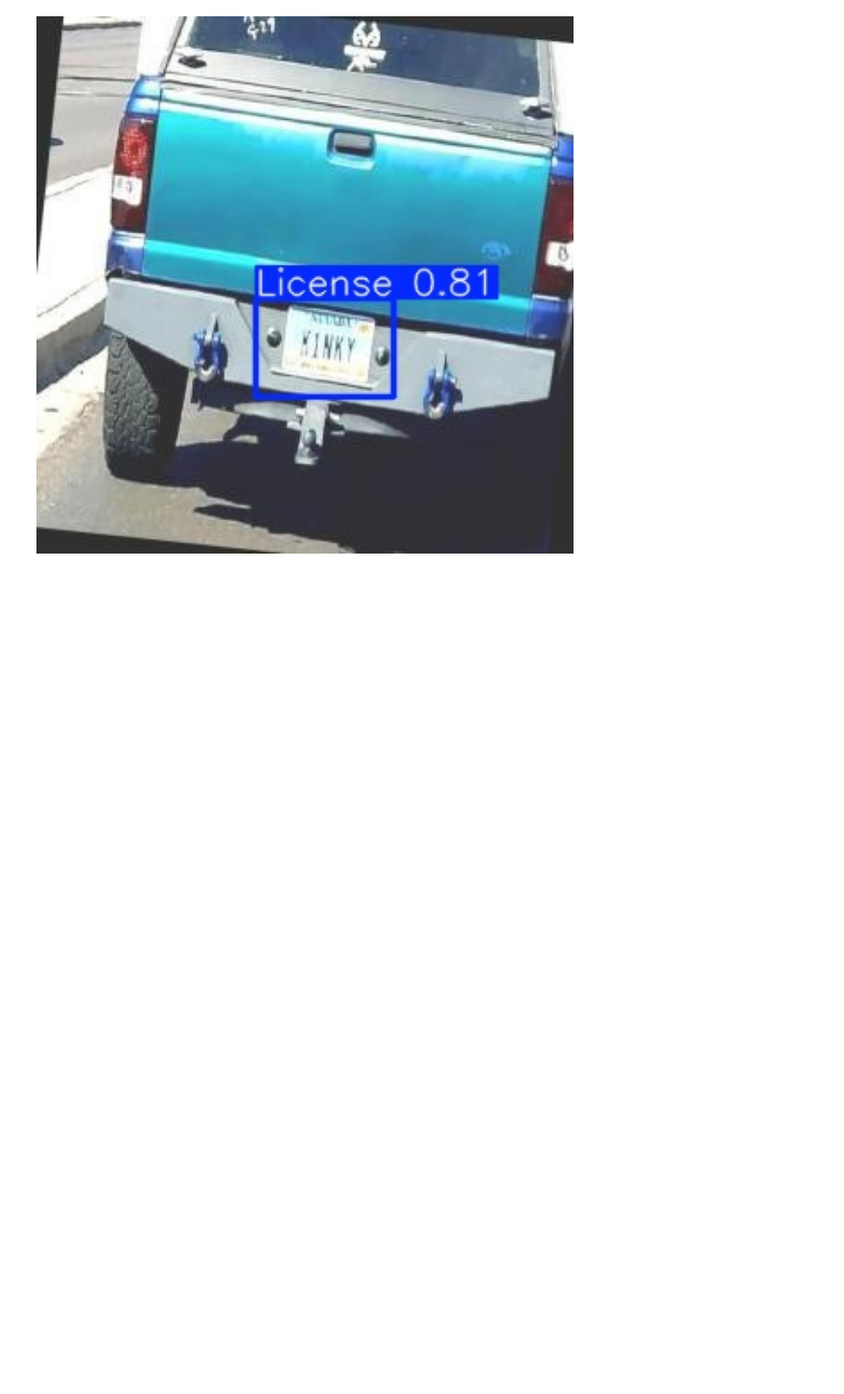
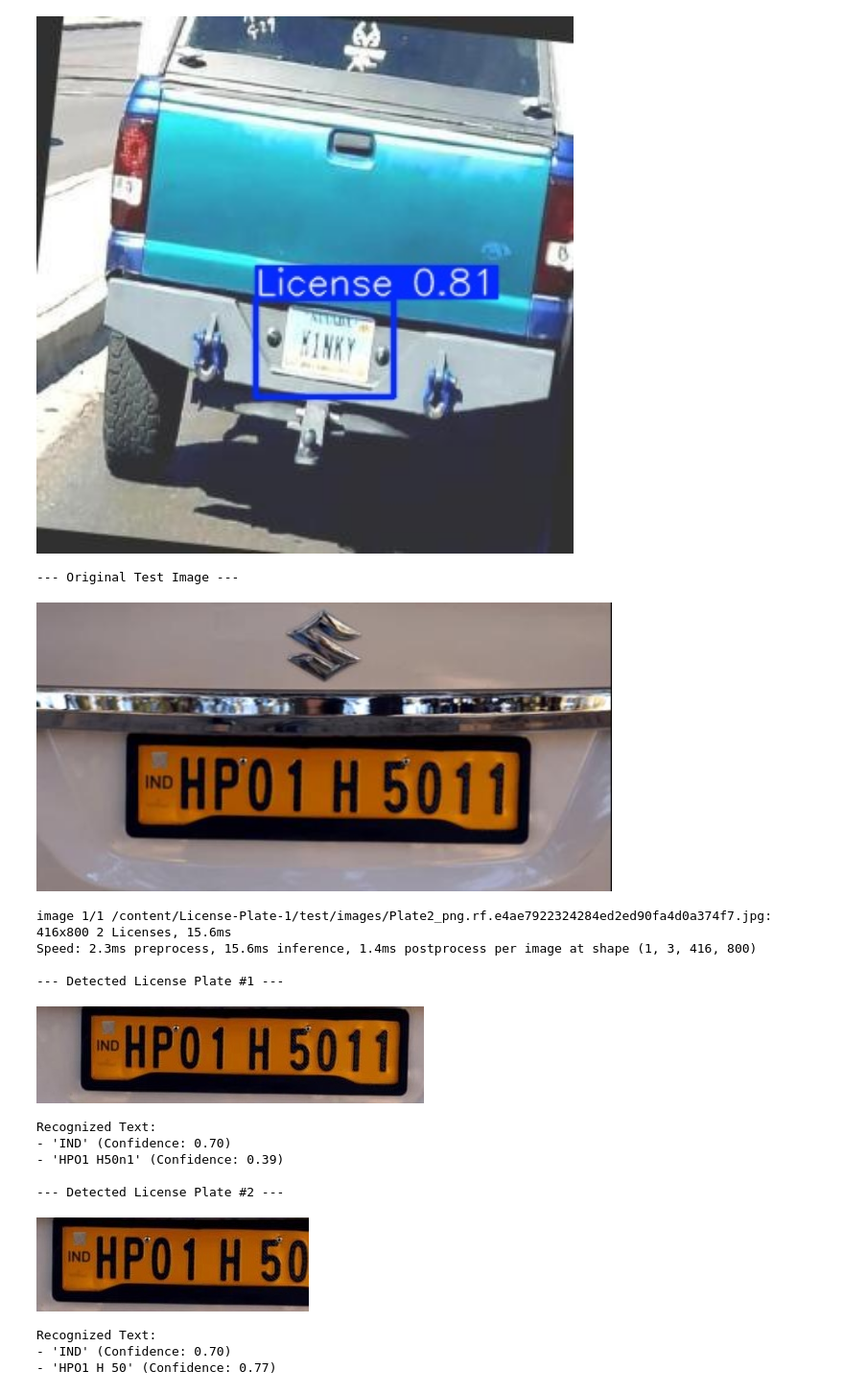
Before and after one commit to surisurekha321-arch/ANPR, a Jupyter notebook: notebooks/train-yolov8-object-detection-on-custom-dataset.ipynb, the cells around one changed output. Shown: that part at 96% size. Drawn from its saved outputs; the diff is of its cells as text; code cells hidden in the pictures; blank space fills up the shorter version.

```diff
--- a/notebooks/train-yolov8-object-detection-on-custom-dataset.ipynb
+++ b/notebooks/train-yolov8-object-detection-on-custom-dataset.ipynb
@@ -206,3 +208,82 @@ for image_path in image_paths:
 [figure]
 [figure]
 [figure]
+# %%
+# First, ensure easyocr is installed
+!pip install easyocr -q
+
+# Import necessary libraries
+import easyocr
+from ultralytics import YOLO
+from IPython.display import Image, display
+import cv2
+import os
+
+# Define the path to the latest trained model
+model_path = os.path.join(HOME, 'runs/detect/train/weights/best.pt')
+
+# Check if the model file exists
+if not os.path.exists(model_path):
+    print(f"Error: Model file not found at {model_path}")
+    print("Please ensure the training was successful and the path is correct.")
+else:
+    # Load the trained YOLOv8 model
+    model = YOLO(model_path)
+
+    # Initialize the OCR reader. This may download the model on the first run.
+    reader = easyocr.Reader(['en'])
+
+    # Define the path to a test image from your dataset
+    test_image_path = os.path.join(dataset.location, 'test/images/Plate2_png.rf.e4ae7922324284ed2ed90fa4d0a374f7.jpg')
+
+    print("--- Original Test Image ---")
+    display(Image(filename=test_image_path, width=600))
+
+    # Perform inference to detect license plates
+    results = model(test_image_path)
+
+    # Process the results
+    for i, result in enumerate(results):
+        # The result.boxes attribute contains the detected bounding boxes
+        if len(result.boxes) == 0:
+            print("No license plates detected in the image.")
+            continue
+
+        for j, box in enumerate(result.boxes):
+            # Get bounding box coordinates in (left, top, right, bottom) format
+            x1, y1, x2, y2 = map(int, box.xyxy[0])
+
+            # Crop the license plate from the original image
+            license_plate_crop = result.orig_img[y1:y2, x1:x2]
+
+            # Use easyocr to read text from the cropped license plate
+            ocr_result = reader.readtext(license_plate_crop)
+
+            print(f"\n--- Detected License Plate #{j+1} ---")
+            # Convert crop to displayable format
+            _, buffer = cv2.imencode('.jpg', license_plate_crop)
+            display(Image(data=buffer.tobytes()))
+
+            if ocr_result:
+                print("\nRecognized Text:")
+                for (bbox, text, prob) in ocr_result:
+                    print(f"- '{text}' (Confidence: {prob:.2f})")
+            else:
+                print("\nOCR could not recognize any text on this license plate.")
+# %% [output]
+--- Original Test Image ---
+[figure, added]
+image 1/1 /content/License-Plate-1/test/images/Plate2_png.rf.e4ae7922324284ed2ed90fa4d0a374f7.jpg: 416x800 2 Licenses, 15.6ms
+Speed: 2.3ms preprocess, 15.6ms inference, 1.4ms postprocess per image at shape (1, 3, 416, 800)
+
+--- Detected License Plate #1 ---
+[figure, added]
+Recognized Text:
+- 'IND' (Confidence: 0.70)
+- 'HPO1 H50n1' (Confidence: 0.39)
+
+--- Detected License Plate #2 ---
+[figure, added]
+Recognized Text:
+- 'IND' (Confidence: 0.70)
+- 'HPO1 H 50' (Confidence: 0.77)
```
Also changed, not shown: parts of 6 cells of this notebook.
